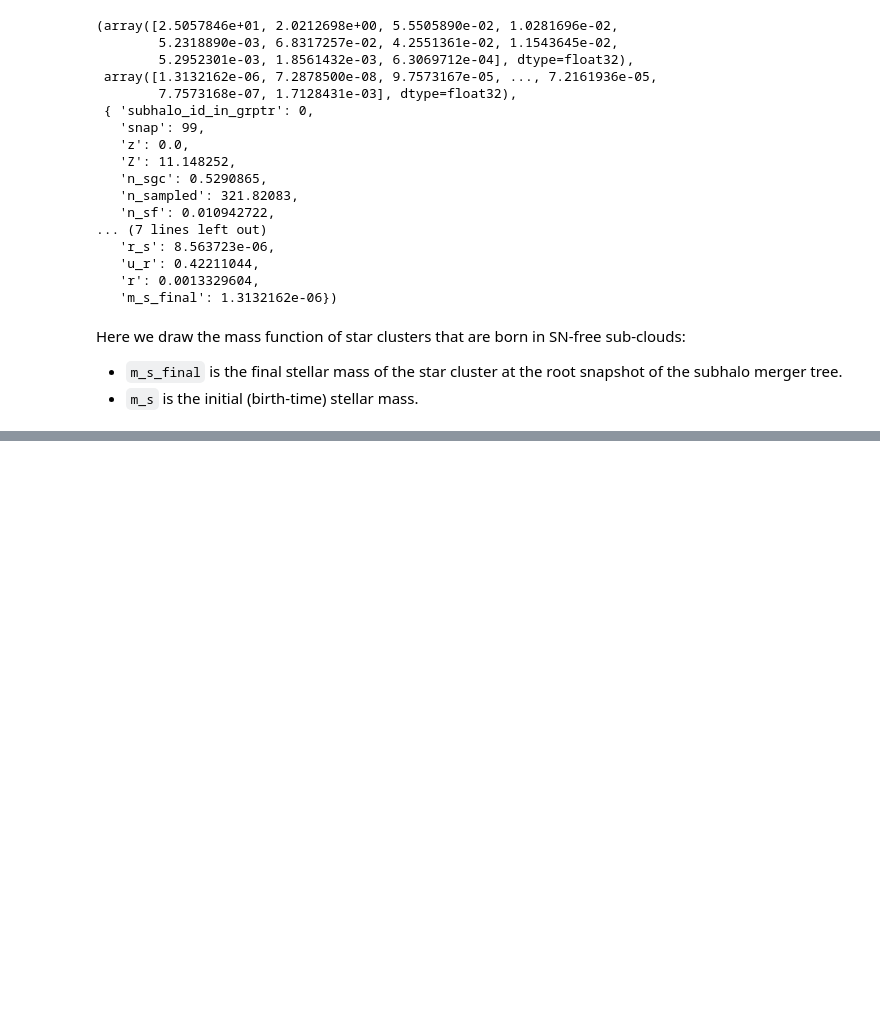
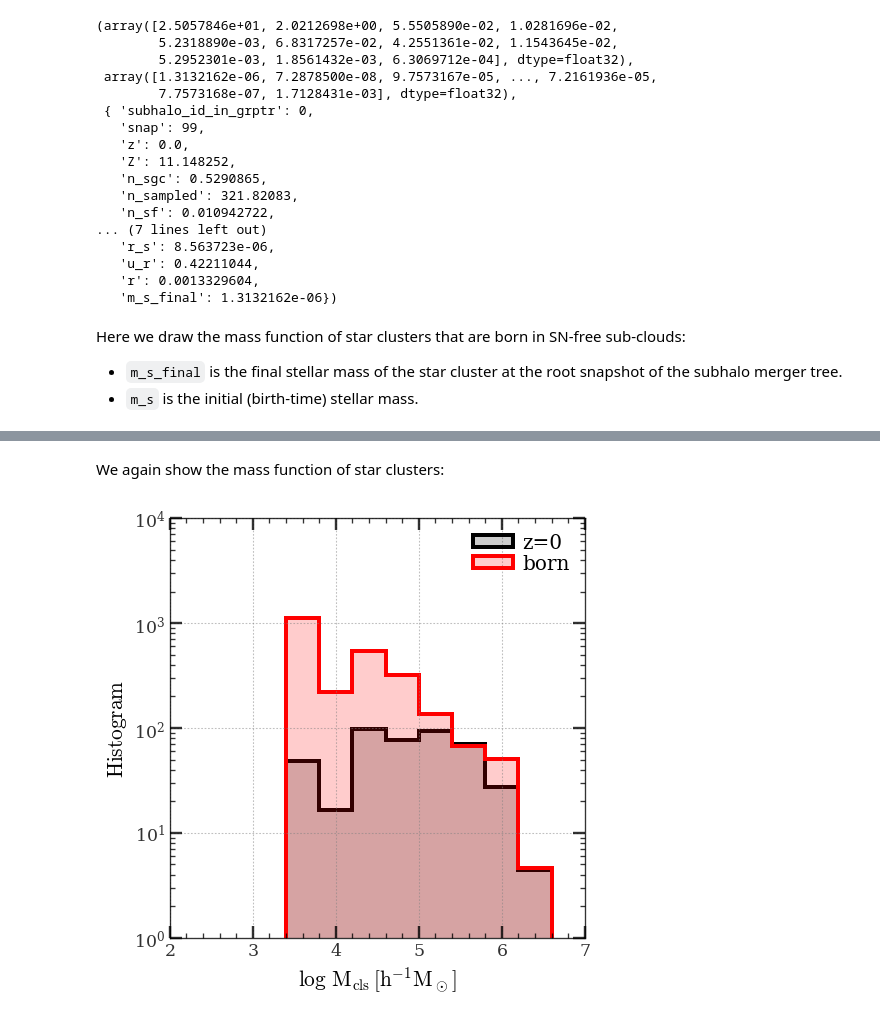
Before and after one commit to ChenYangyao/two-phase-galaxy-model, a Jupyter notebook: docs/star_cluster_model.ipynb, the cells around one changed output, grey strips where cells are left out. Saved outputs shown, nothing was run; the diff lists cells and outputs as text; code cells hidden in the pictures; blank space fills up the shorter version.

```diff
--- a/docs/star_cluster_model.ipynb
+++ b/docs/star_cluster_model.ipynb
@@ -182,0 +254,14 @@ ax.lim([2., 7.], [1., 1.0e4]).leg()\
+# %%
+cosm = LambdaCDM.from_parameters(cosm_ps)
+data_in = tpgm.samples.make_group_tree_from_dict(merger_tree, cosm=cosm)
+
+model = tpgm.model.GroupTreeModel()
+model.set_up()
+
+data_out = model(data_in)
+# %% [markdown]
+We again show the mass function of star clusters:
+# %%
+show_mass_function(data_out)
+# %% [output]
+[figure, added]
```
Also changed, not shown: parts of 13 cells of this notebook, 1 other file.
